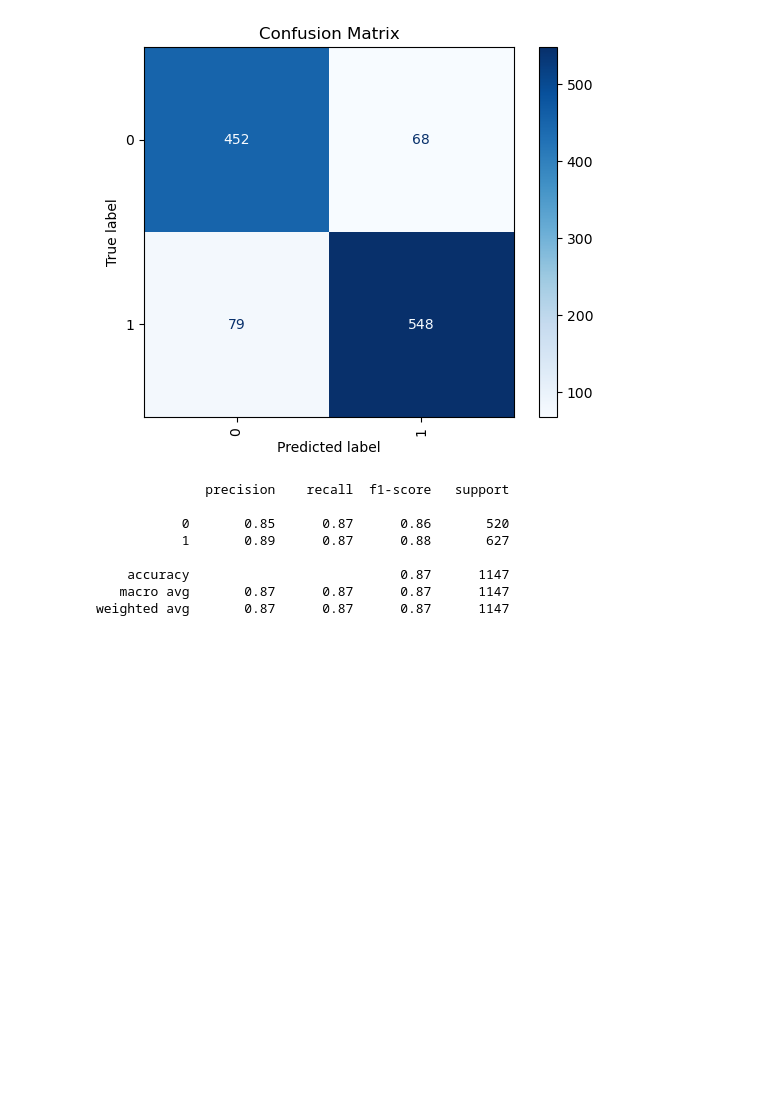
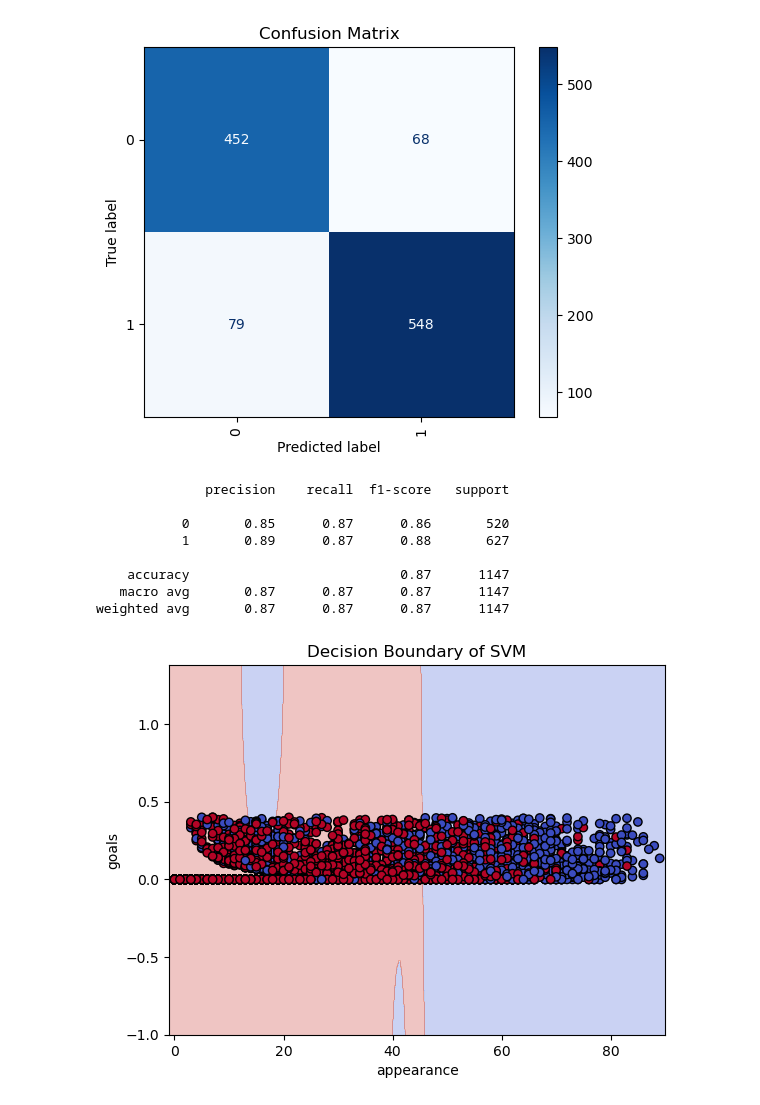
Before and after one commit to almalkiashwaq0/Predicting-Players-Transfer-Prices, a Jupyter notebook: SVM.ipynb, the cells around one changed output. Cells and saved outputs as stored; diff of their text form; code cells hidden in the pictures; blank space fills up the shorter version.

```diff
--- a/SVM.ipynb
+++ b/SVM.ipynb
@@ -275,3 +275,28 @@ print(classification_report(y_test, y_pred))
     accuracy                           0.87      1147
    macro avg       0.87      0.87      0.87      1147
 weighted avg       0.87      0.87      0.87      1147
+# %%
+# Select two features from your dataset
+X_two_features = X.iloc[:, [0, 1]]  # Replace with the indices of the two features you want to use
+
+# Retrain your SVM model using these two features
+model.fit(X_two_features, y)
+
+# Now plot the decision boundary as before
+h = .02  # Step size in the mesh
+x_min, x_max = X_two_features.iloc[:, 0].min() - 1, X_two_features.iloc[:, 0].max() + 1
+y_min, y_max = X_two_features.iloc[:, 1].min() - 1, X_two_features.iloc[:, 1].max() + 1
+xx, yy = np.meshgrid(np.arange(x_min, x_max, h),
+                     np.arange(y_min, y_max, h))
+
+Z = model.predict(np.c_[xx.ravel(), yy.ravel()])
+Z = Z.reshape(xx.shape)
+
+plt.contourf(xx, yy, Z, alpha=0.3, cmap=plt.cm.coolwarm)
+plt.scatter(X_two_features.iloc[:, 0], X_two_features.iloc[:, 1], c=y, edgecolor='k', marker='o', cmap=plt.cm.coolwarm)
+plt.xlabel('appearance')
+plt.ylabel('goals')
+plt.title('Decision Boundary of SVM')
+plt.show()
+# %% [output]
+[figure, added]
```
Also changed, not shown: parts of 2 cells of this notebook, 4 other files.
